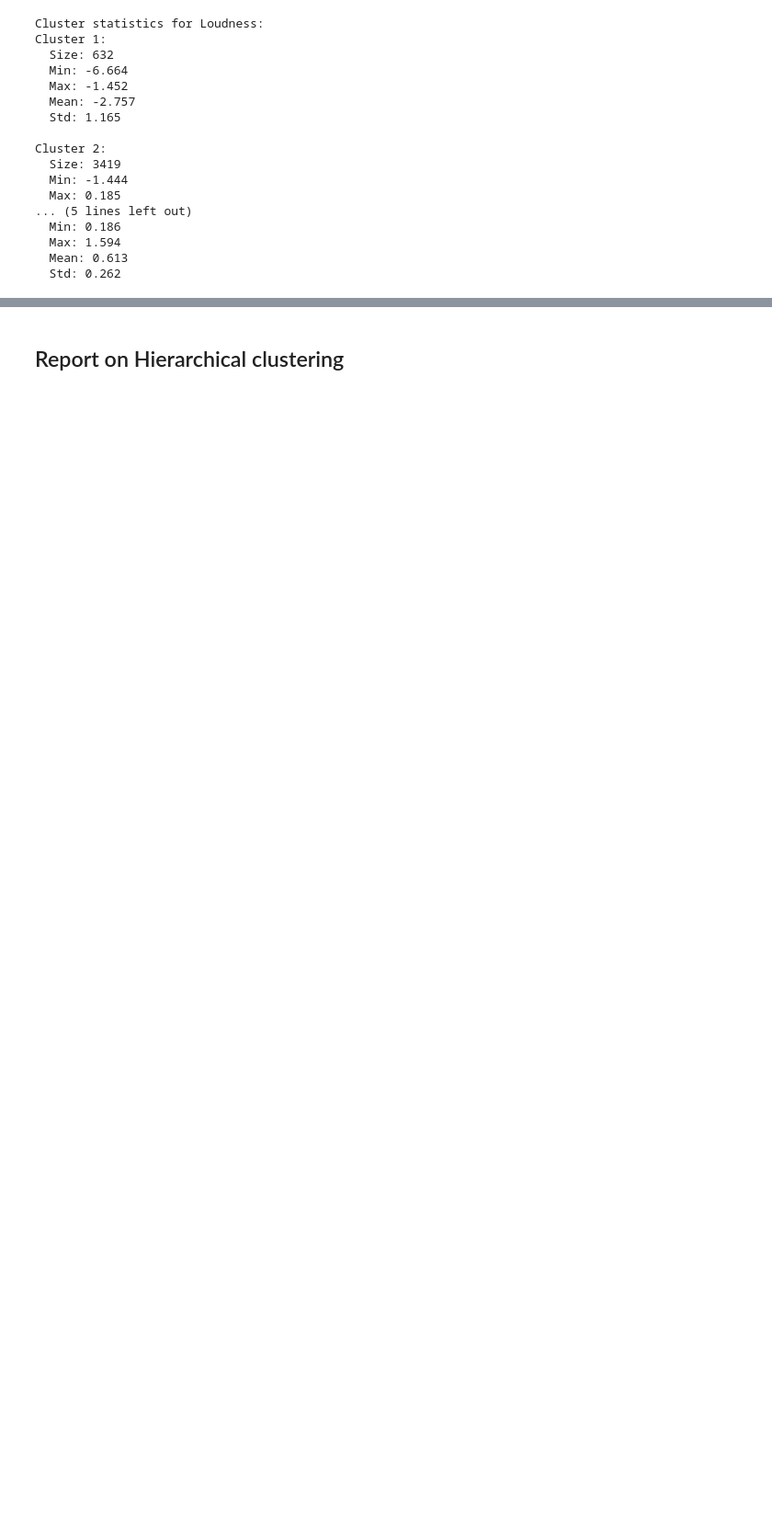
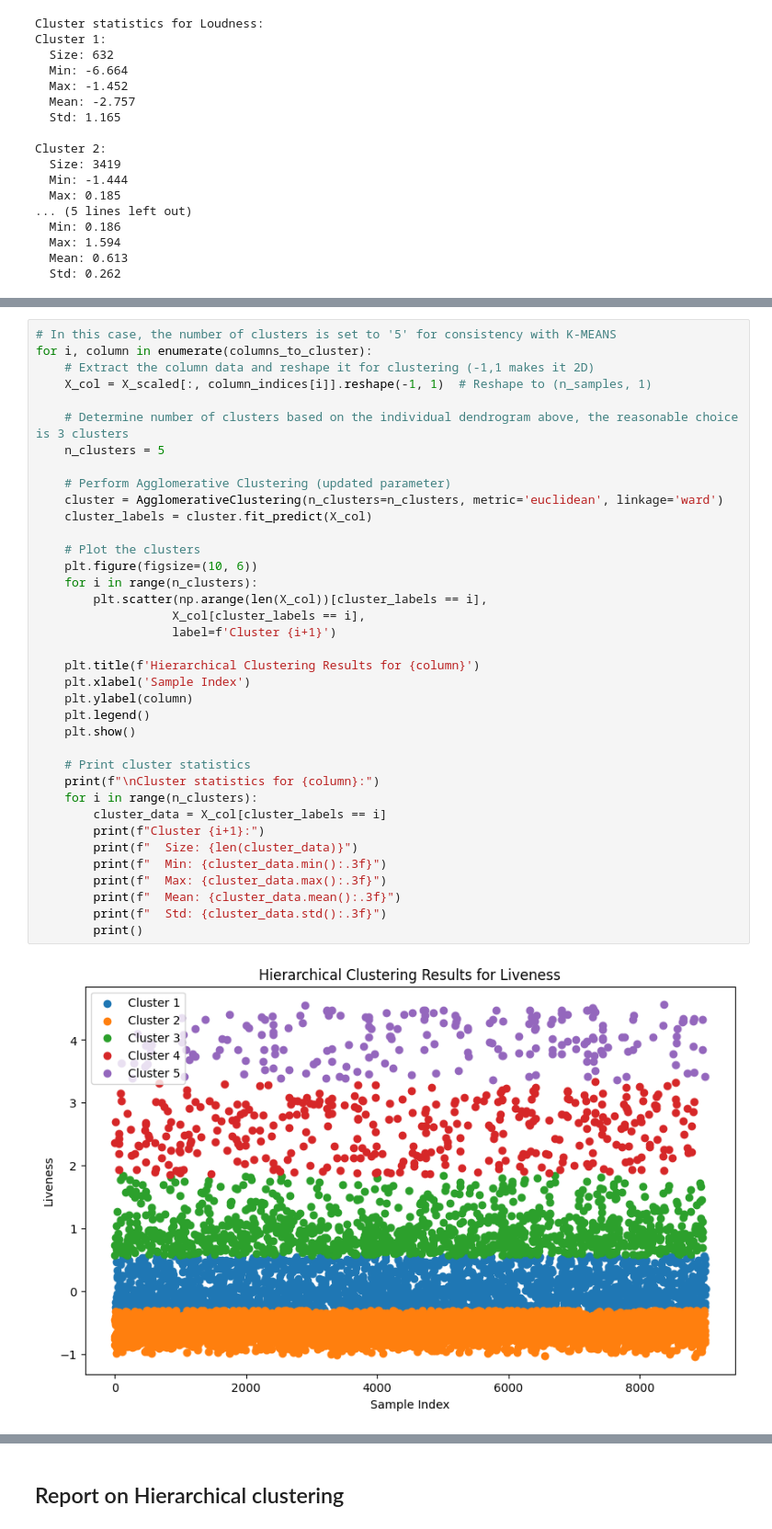
Before and after one commit to BockmonClassroom/hw7-yuan-yh, a Jupyter notebook: spotify.ipynb, the cells around one changed output, grey strips where cells are left out. Shown at 92% size. Saved outputs shown, nothing was run; the diff lists cells and outputs as text; blank space fills up the shorter version.

Commit message:
update clustering graph

```diff
--- a/spotify.ipynb
+++ b/spotify.ipynb
@@ -323,0 +330,39 @@ Cluster 2:
+# %%
+# In this case, the number of clusters is set to '5' for consistency with K-MEANS
+for i, column in enumerate(columns_to_cluster):
+    # Extract the column data and reshape it for clustering (-1,1 makes it 2D)
+    X_col = X_scaled[:, column_indices[i]].reshape(-1, 1)  # Reshape to (n_samples, 1)
+
+    # Determine number of clusters based on the individual dendrogram above, the reasonable choice is 3 clusters
+    n_clusters = 5
+
+    # Perform Agglomerative Clustering (updated parameter)
+    cluster = AgglomerativeClustering(n_clusters=n_clusters, metric='euclidean', linkage='ward')
+    cluster_labels = cluster.fit_predict(X_col)
+
+    # Plot the clusters
+    plt.figure(figsize=(10, 6))
+    for i in range(n_clusters):
+        plt.scatter(np.arange(len(X_col))[cluster_labels == i],
+                   X_col[cluster_labels == i],
+                   label=f'Cluster {i+1}')
+
+    plt.title(f'Hierarchical Clustering Results for {column}')
+    plt.xlabel('Sample Index')
+    plt.ylabel(column)
+    plt.legend()
+    plt.show()
+
+    # Print cluster statistics
+    print(f"\nCluster statistics for {column}:")
+    for i in range(n_clusters):
+        cluster_data = X_col[cluster_labels == i]
+        print(f"Cluster {i+1}:")
+        print(f"  Size: {len(cluster_data)}")
+        print(f"  Min: {cluster_data.min():.3f}")
+        print(f"  Max: {cluster_data.max():.3f}")
+        print(f"  Mean: {cluster_data.mean():.3f}")
+        print(f"  Std: {cluster_data.std():.3f}")
+        print()
+# %% [output]
+[figure, added]
```
Also changed, not shown: parts of 4 cells of this notebook, 8 other files.
